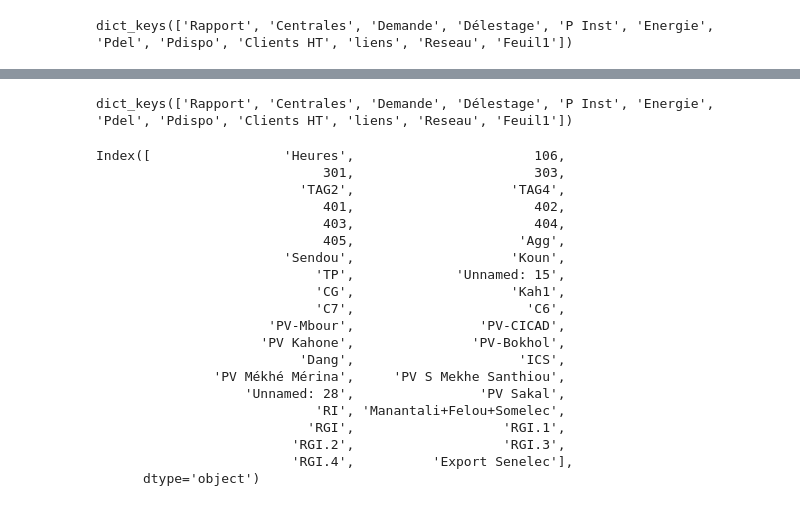
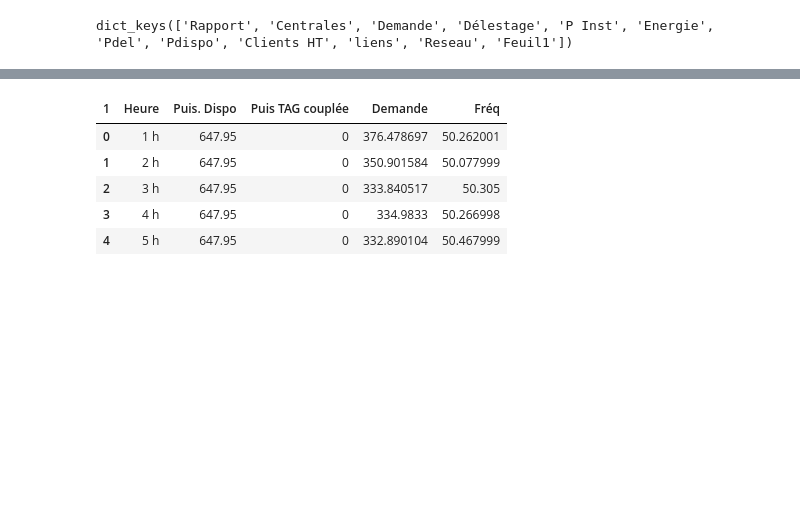
Before and after one commit to toutenergie/Mes_programmes_python_these, a Jupyter notebook: ANALYSE_DONNEES8THESE/fevrier2019.ipynb, the cells around one changed output, grey strips where cells are left out. Saved outputs shown, nothing was run; the diff lists cells and outputs as text; code cells hidden in the pictures; blank space fills up the shorter version.

```diff
--- a/ANALYSE_DONNEES8THESE/fevrier2019.ipynb
+++ b/ANALYSE_DONNEES8THESE/fevrier2019.ipynb
@@ -67,32 +55,35 @@ Ce classseur 28022019J.xlsx a des feuilles differentes
 le nombres de fichiers ok 7
 le nombres de fichiers defecteux 21
-# %%
-fichier = r"F:\Mes_Documents_de_these\DOCUMENTS_RECHERCHE\DOCUMENTS_DE_REPPORTS\Datasets_theses\Rapports2019\02février2019\08022019V.xlsx"
-donnees1 = pd.read_excel(fichier_excel,sheet_name=None) # lecture du fichier avec tous les feuilles selon (sheet_name= None) 08022019V.xlsx
-# %%
-donnees1.keys()
-# %% [output]
-dict_keys(['Rapport', 'Centrales', 'Demande', 'Délestage', 'P Inst', 'Energie', 'Pdel', 'Pdispo', 'Clients HT', 'liens', 'Reseau', 'Feuil1'])
-# %%
-donnees1['Energie'].columns
-# %% [output]
-Index([                 'Heures',                       106,
-                             301,                       303,
-                          'TAG2',                    'TAG4',
-                             401,                       402,
-                             403,                       404,
-                             405,                     'Agg',
-                        'Sendou',                    'Koun',
-                            'TP',             'Unnamed: 15',
-                            'CG',                    'Kah1',
-                            'C7',                      'C6',
-                      'PV-Mbour',                'PV-CICAD',
-                     'PV Kahone',               'PV-Bokhol',
-                          'Dang',                     'ICS',
-               'PV Mékhé Mérina',     'PV S Mekhe Santhiou',
-                   'Unnamed: 28',                'PV Sakal',
-                            'RI', 'Manantali+Felou+Somelec',
-                           'RGI',                   'RGI.1',
-                         'RGI.2',                   'RGI.3',
-                         'RGI.4',          'Export Senelec'],
-      dtype='object')
+# %%
+def nettoyage_demande(dossier,fichiers_excel1,cellule):
+    liste_demande = []
+    for fichier in fichiers_excel1:
+
+        chemin_complet = os.path.join(dossier, fichier) # pour avoir le chemin complet
+
+        classeur = pd.read_excel(chemin_complet,sheet_name=None)
+
+        for feuilles in classeur.keys():
+
+            if feuilles == cellule: #'Demande':
+
+                Demande = classeur[feuilles]
+
+                Demande.columns  = classeur[feuilles].iloc[1]
+
+                Demande = Demande[2:].reset_index(drop=True)[:27]
+
+                Demande = Demande.loc[:,list(Demande.columns[:5])]
+                liste_demande.append(Demande)
+        Demande_2019 = pd.concat(liste_demande,axis=0)
+    return Demande_2019
+
+Demande_fevrier = nettoyage_demande(dossier,fichiers_excel1,'Demande')
+Demande_fevrier.head()
+# %% [output]
+| 1 | Heure | Puis. Dispo | Puis TAG couplée | Demande | Fréq |
+| 0 | 1 h | 647.95 | 0 | 376.478697 | 50.262001 |
+| 1 | 2 h | 647.95 | 0 | 350.901584 | 50.077999 |
+| 2 | 3 h | 647.95 | 0 | 333.840517 | 50.305 |
+| 3 | 4 h | 647.95 | 0 | 334.9833 | 50.266998 |
+| 4 | 5 h | 647.95 | 0 | 332.890104 | 50.467999 |
```
Also changed, not shown: parts of 34 cells of this notebook, 3 other files.
